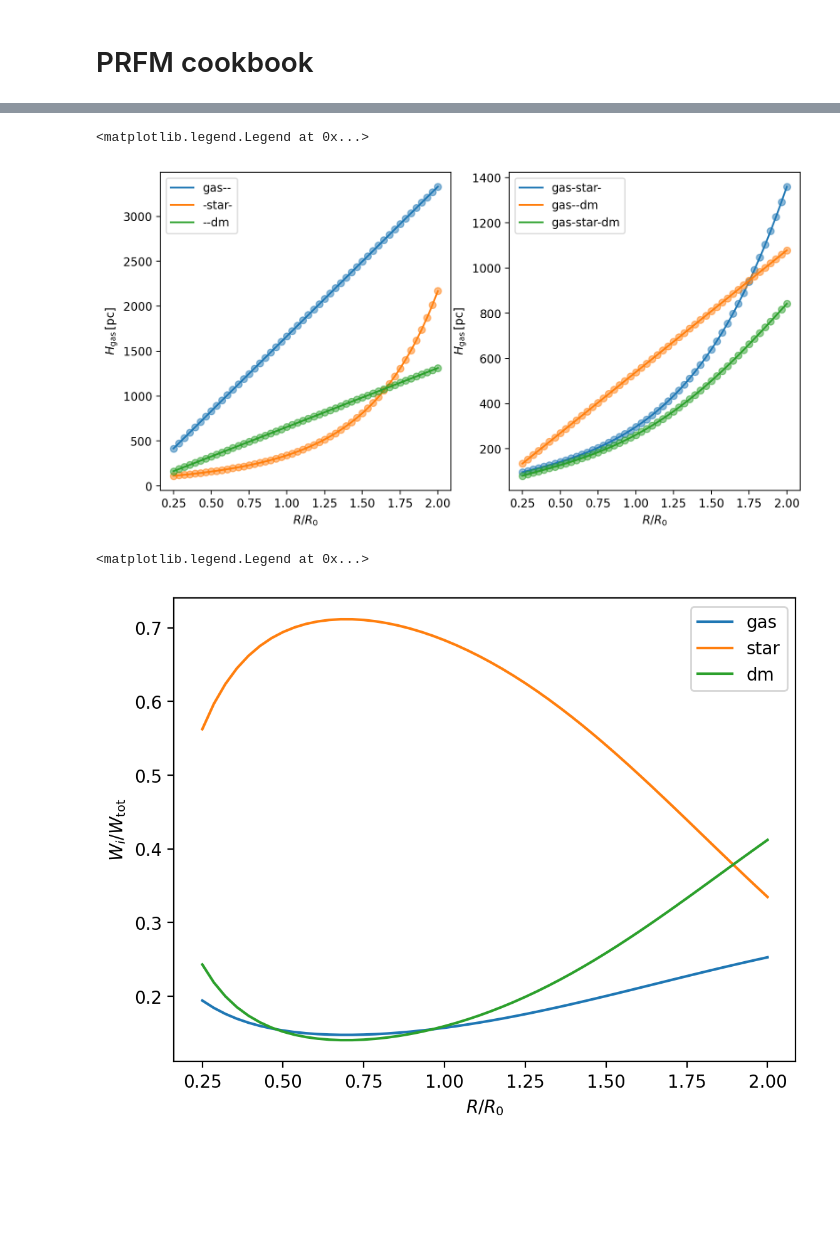
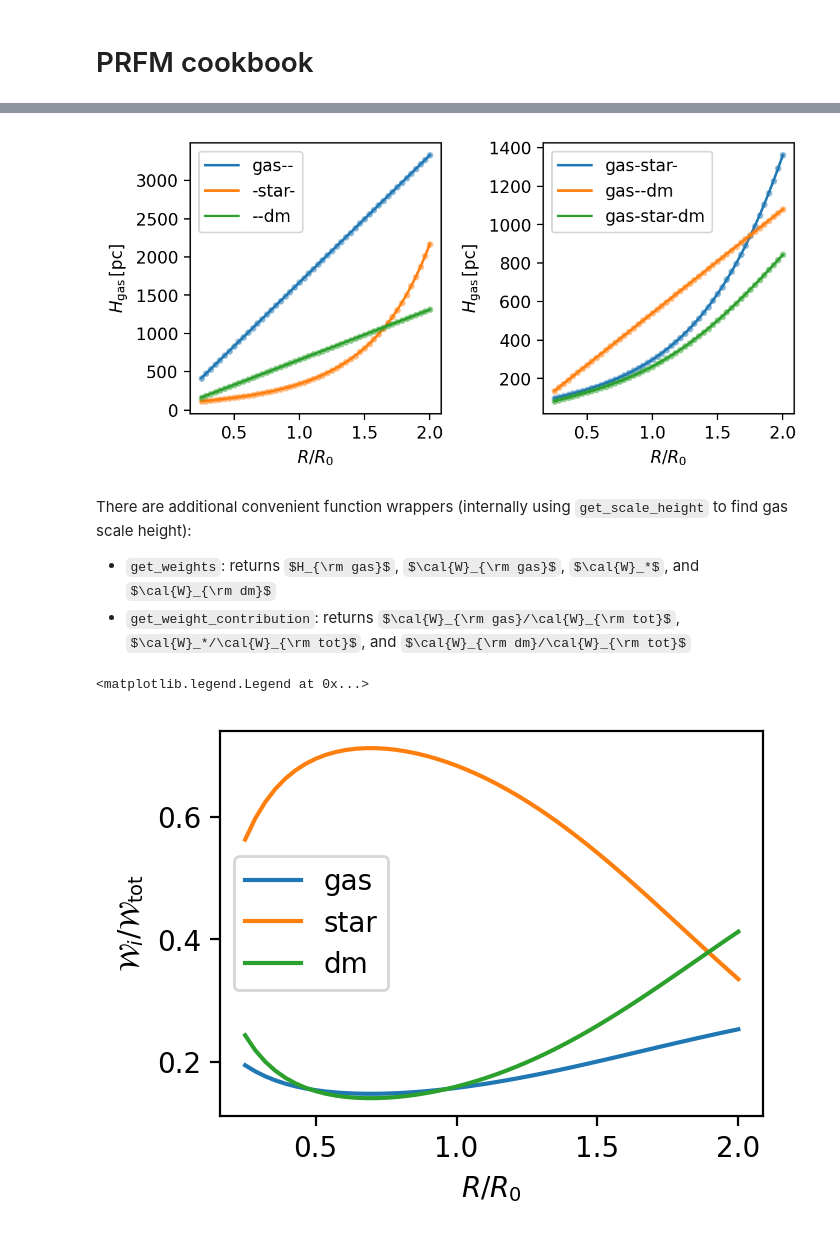
Before and after one commit to changgoo/PRFM, a Jupyter notebook: book/prfm.ipynb, the cells around one changed output, grey strips where cells are left out. Cells and saved outputs as stored; diff of their text form; code cells hidden in the pictures; some formulas as TeX source; blank space fills up the shorter version.

```diff
--- a/book/prfm.ipynb
+++ b/book/prfm.ipynb
@@ -29,8 +33,7 @@ Sigma_gas = Sigma_gas/r0 # linear in R
 Sigma_star = Sigma_star*np.exp((R0/Re).cgs.value-re)
 Omega_d = Omega_d/r0 # flat rotation
 H_star = H_star # no flaring
-args = (Sigma_gas, Sigma_star, Omega_d, H_star)
+args = (Sigma_gas, Sigma_star, Omega_d, H_star, 15.e5)
 
 # default keywords
-kwargs = dict(sigma_eff=15.e5,
-              zeta_d=1/3.)
+kwargs = dict(zeta_d=1/3.)
@@ -60,49 +72,59 @@ plt.yscale('log')
 # %%
 plt.rcParams['figure.dpi']=200
 # sanity checks
-fig, axes = plt.subplots(1,2, figsize=(10,5))
+fig, axes = plt.subplots(1,2, figsize=(6,3))
 
 labels = ['gas', 'star', 'dm']
 # gas, star, dm only scale heights
 plt.sca(axes[0])
 for func, w in zip([get_scale_height_gas_only,
                     get_scale_height_star_only,
                     get_scale_height_dm_only],
                     [[1,0,0],[0,1,0],[0,0,1]]):
-  H_ana = func(*args,**kwargs)
-  H_num = func(*args,**kwargs,wgas=w[0],wstar=w[1],wdm=w[2])
+  # H_ana = func(*args,**kwargs)
+  # H_num = get_scale_height_numerical(*args,**kwargs,wgas=w[0],wstar=w[1],wdm=w[2])
+  H_ana=get_scale_height(*args,**kwargs,method='analytic',wgas=w[0],wstar=w[1],wdm=w[2])
+  H_num=get_scale_height(*args,**kwargs,method='numerical',wgas=w[0],wstar=w[1],wdm=w[2])
   label = '-'.join([l if w_==1 else '' for w_,l in zip(w,labels)])
   l,=plt.plot(r0,H_ana/pc_cgs,label = label)
-  plt.plot(r0,H_num/pc_cgs,'o',color=l.get_color(),alpha=0.5)
+  plt.plot(r0,H_num/pc_cgs,'.',color=l.get_color(),alpha=0.4)
 plt.ylabel(r'$H_{\rm gas}\,[{\rm pc}]$')
 plt.xlabel(r'$R/R_0$')
 plt.legend()
+
 # star-gas, dm-gas, and full scale heights
 plt.sca(axes[1])
 for func, w in zip([get_scale_height_star_gas,
                     get_scale_height_dm_gas,
-                    get_scale_height],
+                    get_scale_height_analytic],
                     [[1,1,0],[1,0,1],[1,1,1]]):
-  H_ana = func(*args,**kwargs)
-  H_num = func(*args,**kwargs,wgas=w[0],wstar=w[1],wdm=w[2])
-  label = '-'.join([l if w_==1 else '' for w_,l in zip(w,labels)])
+  # H_ana=func(*args,**kwargs)
+  # H_num = get_scale_height_numerical(*args,**kwargs,wgas=w[0],wstar=w[1],wdm=w[2])
+  H_ana=get_scale_height(*args,**kwargs,method='analytic',wgas=w[0],wstar=w[1],wdm=w[2])
+  H_num=get_scale_height(*args,**kwargs,method='numerical',wgas=w[0],wstar=w[1],wdm=w[2])
+  label='-'.join([l if w_==1 else '' for w_,l in zip(w,labels)])
 
   l,=plt.plot(r0,H_ana/pc_cgs, label = label)
-  plt.plot(r0,H_num/pc_cgs,'o',color=l.get_color(),alpha=0.5)
+  plt.plot(r0,H_num/pc_cgs,'.',color=l.get_color(),alpha=0.4)
 plt.ylabel(r'$H_{\rm gas}\,[{\rm pc}]$')
 plt.xlabel(r'$R/R_0$')
 plt.legend()
+plt.tight_layout()
 # %% [output]
-<matplotlib.legend.Legend at 0x...>
-[figure, old version]
+[figure, new version]
+# %% [markdown]
+There are additional convenient function wrappers (internally using `get_scale_height` to find gas scale height):
+* `get_weights`: returns $H_{\rm gas}$, $\cal{W}_{\rm gas}$, $\cal{W}_*$, and $\cal{W}_{\rm dm}$
+* `get_weight_contribution`: returns $\cal{W}_{\rm gas}/\cal{W}_{\rm tot}$, $\cal{W}_*/\cal{W}_{\rm tot}$, and $\cal{W}_{\rm dm}/\cal{W}_{\rm tot}$
 # %%
 wfrac=get_weight_contribution(*args,**kwargs)
+plt.figure(figsize=(3.5,2.5))
 plt.plot(r0,wfrac[0],label='gas')
 plt.plot(r0,wfrac[1],label='star')
 plt.plot(r0,wfrac[2],label='dm')
-plt.ylabel(r'$W_i/W_{\rm tot}$')
+plt.ylabel(r'$\mathcal{W}_i/\mathcal{W}_{\rm tot}$')
 plt.xlabel(r'$R/R_0$')
 plt.legend()
 # %% [output]
 <matplotlib.legend.Legend at 0x...>
-[figure, old version]
+[figure, new version]
```
Also changed, not shown: parts of 10 cells of this notebook, 1 other file.
